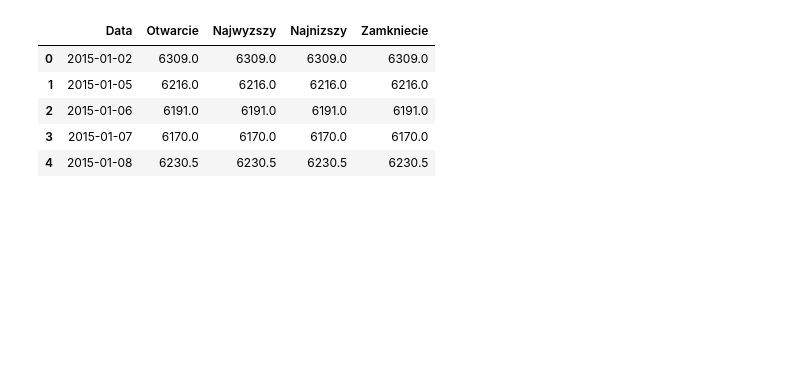
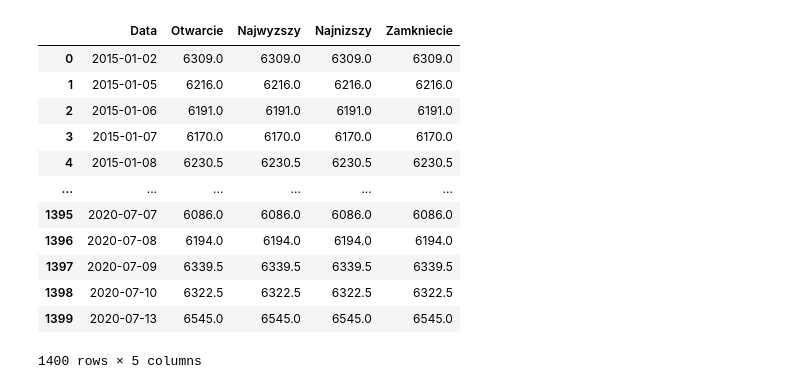
Before and after one commit to elzbietapiechota/plotly-stock-prices, a Jupyter notebook: stock-prices.ipynb, the cells around one changed output. Saved outputs shown, nothing was run; the diff lists cells and outputs as text; code cells hidden in the pictures; blank space fills up the shorter version.

```diff
--- a/stock-prices.ipynb
+++ b/stock-prices.ipynb
@@ -4,13 +4,20 @@ import plotly.graph_objects as go
 from plotly import subplots
 # %%
 copper = pd.read_csv('ca_c_f_d.csv')
-copper.head()
+copper
 # %% [output]
 |  | Data | Otwarcie | Najwyzszy | Najnizszy | Zamkniecie |
 | 0 | 2015-01-02 | 6309.0 | 6309.0 | 6309.0 | 6309.0 |
 | 1 | 2015-01-05 | 6216.0 | 6216.0 | 6216.0 | 6216.0 |
 | 2 | 2015-01-06 | 6191.0 | 6191.0 | 6191.0 | 6191.0 |
 | 3 | 2015-01-07 | 6170.0 | 6170.0 | 6170.0 | 6170.0 |
 | 4 | 2015-01-08 | 6230.5 | 6230.5 | 6230.5 | 6230.5 |
+| ... | ... | ... | ... | ... | ... |
+| 1395 | 2020-07-07 | 6086.0 | 6086.0 | 6086.0 | 6086.0 |
+| 1396 | 2020-07-08 | 6194.0 | 6194.0 | 6194.0 | 6194.0 |
+| 1397 | 2020-07-09 | 6339.5 | 6339.5 | 6339.5 | 6339.5 |
+| 1398 | 2020-07-10 | 6322.5 | 6322.5 | 6322.5 | 6322.5 |
+| 1399 | 2020-07-13 | 6545.0 | 6545.0 | 6545.0 | 6545.0 |
+1400 rows × 5 columns
 # %%
 kghm = pd.read_csv('kgh_d.csv')
```
Also changed, not shown: parts of 4 cells of this notebook.
